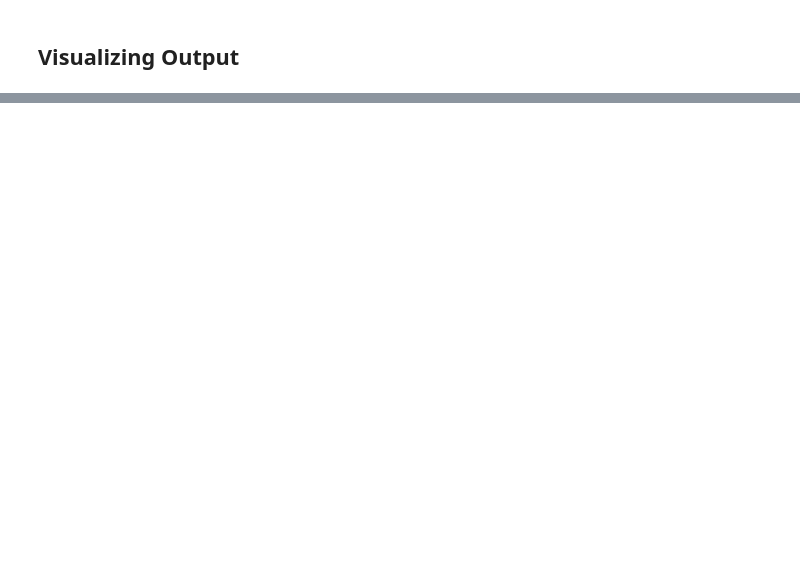
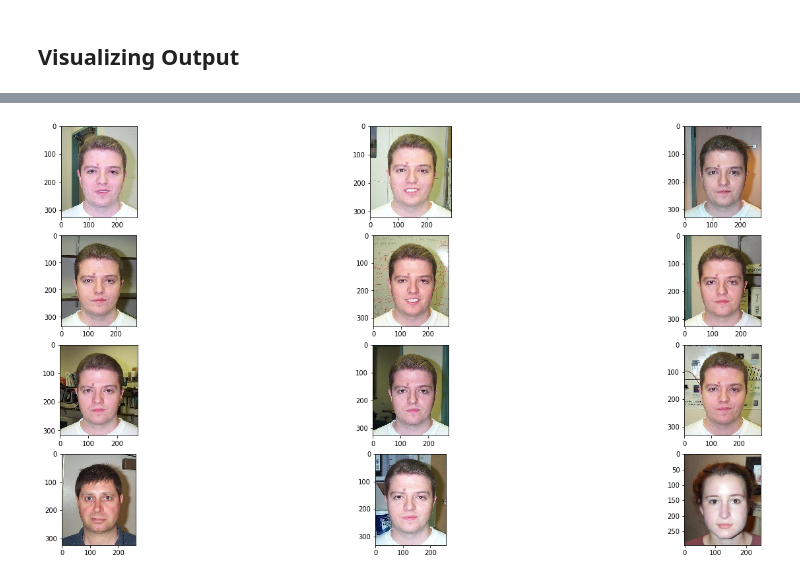
Before and after one commit to aayushmnit/Deep_learning_explorations, a Jupyter notebook: 8_Image_similarity_search/Image similarity on Caltech101 using FastAI, Pytorch and Locality Sensitive Hashing.ipynb, the cells around one changed output, grey strips where cells are left out. Cells and saved outputs as stored; diff of their text form; code cells hidden in the pictures; blank space fills up the shorter version.

```diff
--- a/8_Image_similarity_search/Image similarity on Caltech101 using FastAI, Pytorch and Locality Sensitive Hashing.ipynb
+++ b/8_Image_similarity_search/Image similarity on Caltech101 using FastAI, Pytorch and Locality Sensitive Hashing.ipynb
@@ -169,0 +196,4 @@ get_similar_item(3000, feature_dict, lsh,11)
+# %%
+get_similar_item(4000, feature_dict, lsh,11)
+# %% [output]
+[figure, added]
```
Also changed, not shown: parts of 22 cells of this notebook.
